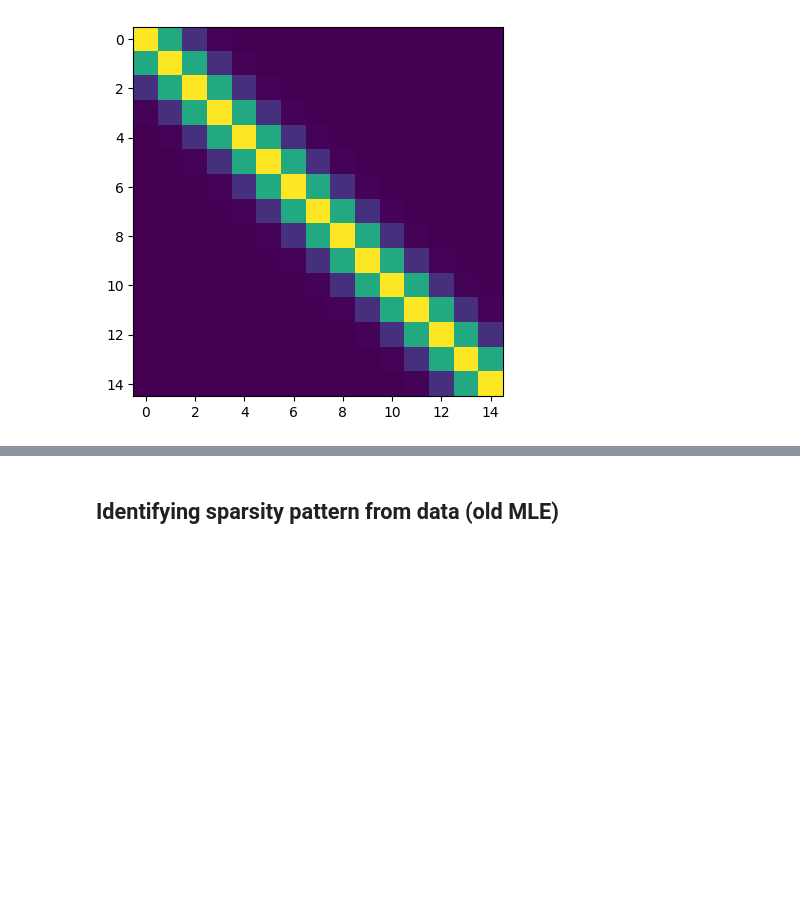
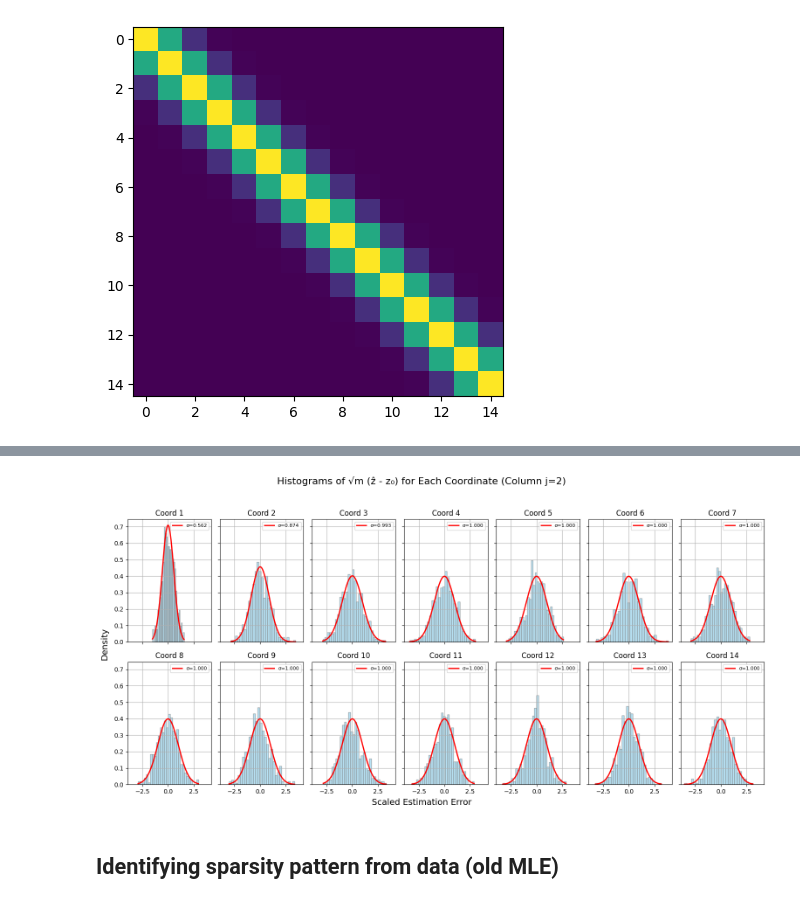
Before and after one commit to kingsleyyeon/PrecisionMatEst, a Jupyter notebook: PrecisionMatCholesky.ipynb, the cells around one changed output, grey strips where cells are left out. Saved outputs shown, nothing was run; the diff lists cells and outputs as text; code cells hidden in the pictures; blank space fills up the shorter version.

```diff
--- a/PrecisionMatCholesky.ipynb
+++ b/PrecisionMatCholesky.ipynb
@@ -305,0 +308,99 @@ plt.imshow(true_theta)
+# %%
+import numpy as np
+import matplotlib.pyplot as plt
+import pandas as pd
+from scipy.stats import norm
+
+# Helper: Generate a positive-definite Gaussian kernel matrix.
+def generate_kernel_matrix(n, sigma=2.0):
+    A = np.zeros((n, n))
+    for i in range(n):
+        for j in range(n):
+            A[i, j] = np.exp(-((i - j) ** 2) / sigma)
+    min_eig = np.min(np.linalg.eigvalsh(A))
+    if min_eig < 1e-8:
+        A += (1e-8 - min_eig) * np.eye(n)
+    return A
+
+# Newton update for estimating the j-th column (free parameters from index j onward)
+def newton_column(Y, m, j, n, max_iter=100, tol=1e-8):
+    d = n - j  # number of free parameters in column j
+    z = np.zeros(d)
+    z[0] = 1.0  # initialize the diagonal parameter to 1
+    for it in range(max_iter):
+        Y_band = Y[:, j:n]  # use entries from index j to n for each sample
+        r = Y_band.dot(z)   # prediction vector, shape (m,)
+        # Gradient: first element gets -m/z[0] plus (Y_band^T r); rest are given by Y_band^T r.
+        g = np.zeros(d)
+        g[0] = -m / z[0]
+        g += Y_band.T.dot(r)
+        # Hessian: from the quadratic term plus the -log term for the first element.
+        H = Y_band.T.dot(Y_band)
+        H[0, 0] += m / (z[0]**2)
+        delta = np.linalg.solve(H, -g)
+        z = z + delta
+        if np.linalg.norm(delta) < tol:
+            break
+    return z
+
+# Simulation parameters
+n = 15          # Dimension of the precision matrix.
+m = 10000       # Sample size per trial.
+num_trials = 500  # Number of Monte Carlo replications.
+j = 1           # We focus on the 2nd column (0-indexed j=1).
+
+# Generate true precision matrix and its Cholesky factor.
+true_theta = generate_kernel_matrix(n, sigma=2.0)
+L_true = np.linalg.cholesky(true_theta)
+Sigma = np.linalg.inv(true_theta)
+
+# For the chosen column j, the free parameters are z = L[j:n, j].
+z0 = L_true[j:n, j].copy()  # true parameter vector (dimension d = n-j)
+d = n - j
+
+# The theoretical per-observation Hessian is:
+#   H_asy = Sigma_sub + (1 / L_true[j,j]^2) * (e1 e1^T)
+Sigma_sub = Sigma[j:n, j:n]
+e1 = np.zeros(d)
+e1[0] = 1.0
+H_asy = Sigma_sub + (1 / (L_true[j, j]**2)) * np.outer(e1, e1)
+# Asymptotic covariance for sqrt(m)*(hat{z} - z0) is V_pred = H_asy^{-1}.
+V_pred = np.linalg.inv(H_asy)
+print("Predicted asymptotic variances (diagonals):", np.diag(V_pred))
+
+# Monte Carlo simulation: collect sqrt(m)*(hat{z} - z0) for each trial.
+diffs = np.zeros((num_trials, d))
+for trial in range(num_trials):
+    Y = np.random.multivariate_normal(np.zeros(n), Sigma, size=m)
+    z_hat = newton_column(Y, m, j, n)
+    diffs[trial, :] = np.sqrt(m) * (z_hat - z0)
+
+# Plot histograms for each coordinate in a 2x7 grid.
+fig, axs = plt.subplots(2, 7, figsize=(16, 8), sharex=True, sharey=True)
+axs = axs.flatten()
+
+for idx in range(d):
+    data = diffs[:, idx]
+    sigma_theory = np.sqrt(V_pred[idx, idx])
+    ax = axs[idx]
+    # Plot histogram of empirical scaled error
+    counts, bins, _ = ax.hist(data, bins=30, density=True, alpha=0.6, color='skyblue', edgecolor='gray')
+    # Overlay the theoretical density curve.
+    x = np.linspace(bins[0], bins[-1], 200)
+    y = norm.pdf(x, loc=0, scale=sigma_theory)
+    ax.plot(x, y, 'r-', lw=2, label=f'σ={sigma_theory:.3f}')
+    ax.set_title(f'Coord {idx+1}')
+    ax.legend(fontsize=8)
+    ax.grid(True)
+
+# Remove empty subplots if d < 14.
+for idx in range(d, 14):
+    fig.delaxes(axs[idx])
+
+fig.suptitle('Histograms of √m (ẑ - z₀) for Each Coordinate (Column j=2)', fontsize=16)
+fig.text(0.5, 0.04, 'Scaled Estimation Error', ha='center', fontsize=14)
+fig.text(0.04, 0.5, 'Density', va='center', rotation='vertical', fontsize=14)
+plt.tight_layout(rect=[0.05, 0.05, 1, 0.95])
+plt.savefig("cholesky_asymptotics.png", dpi=300)
+plt.show()
+# %% [output]
@@ -306,3 +410,4 @@ plt.imshow(true_theta)
+[figure, added]
 # %% [markdown]
 ## Identifying sparsity pattern from data (old MLE)
 # %%
```
Also changed, not shown: parts of 2 cells of this notebook.
